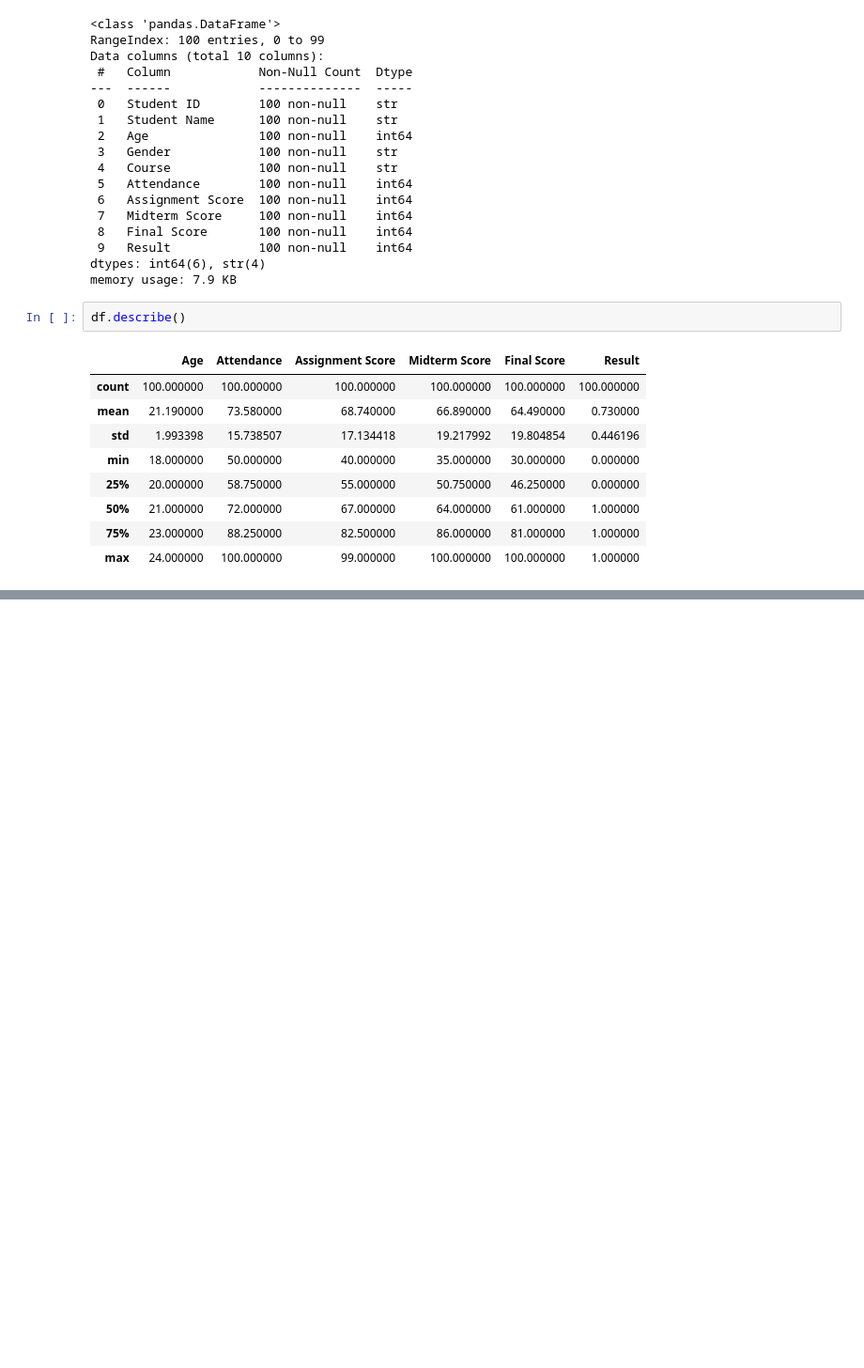
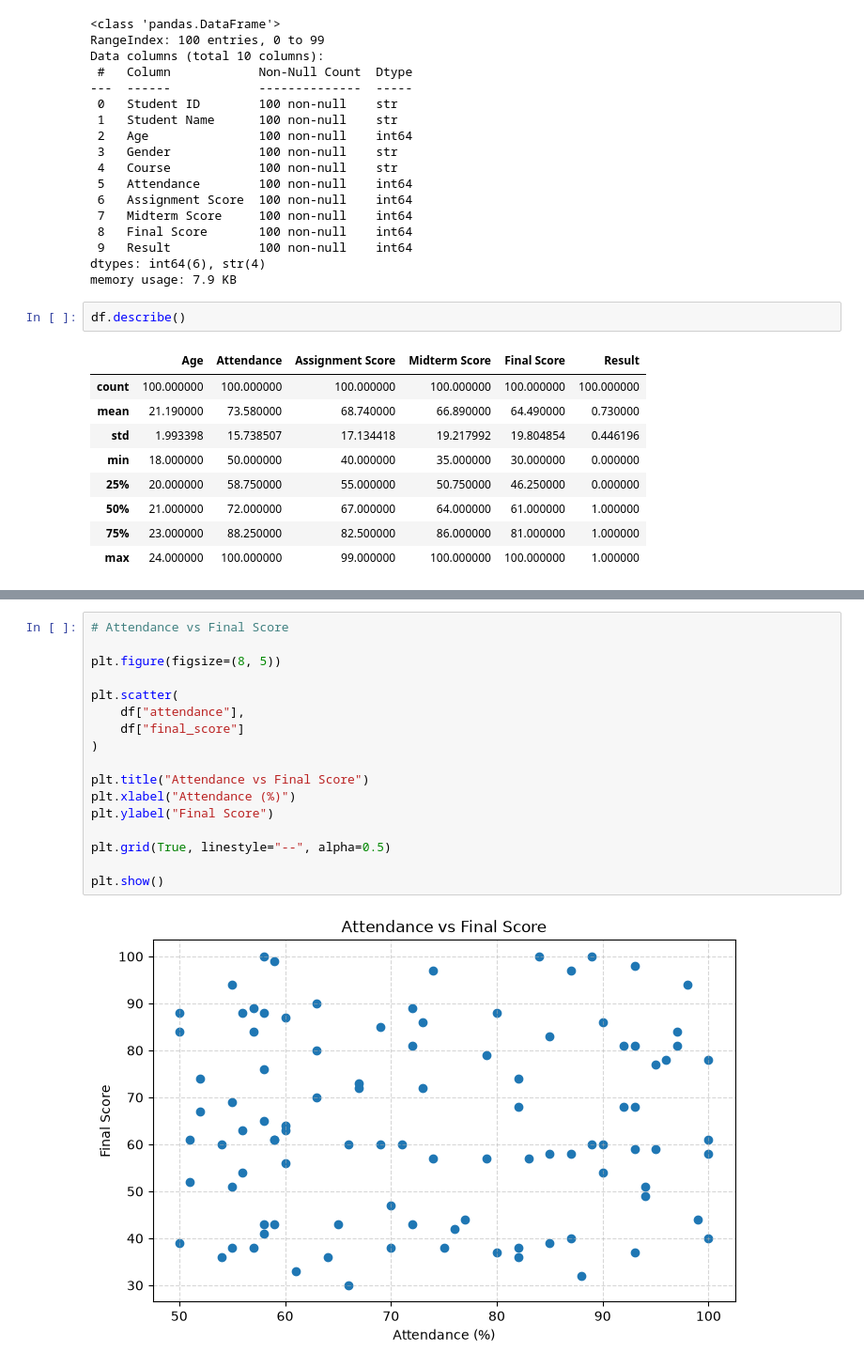
Before and after one commit to junaidramzan-ai-dev/HisabDo-AI-ML-Internship, a Jupyter notebook: Daily_Base_Tasks/day_04_student_performance_prediction/student_perfomance_prediction.ipynb, the cells around one changed output, grey strips where cells are left out. Shown at 94% size. Drawn from its saved outputs; the diff is of its cells as text; blank space fills up the shorter version.

```diff
--- a/Daily_Base_Tasks/day_04_student_performance_prediction/student_perfomance_prediction.ipynb
+++ b/Daily_Base_Tasks/day_04_student_performance_prediction/student_perfomance_prediction.ipynb
@@ -117,0 +365,19 @@ dtype: int64
+# %%
+# Attendance vs Final Score
+
+plt.figure(figsize=(8, 5))
+
+plt.scatter(
+    df["attendance"],
+    df["final_score"]
+)
+
+plt.title("Attendance vs Final Score")
+plt.xlabel("Attendance (%)")
+plt.ylabel("Final Score")
+
+plt.grid(True, linestyle="--", alpha=0.5)
+
+plt.show()
+# %% [output]
+[figure, added]
```
Also changed, not shown: parts of 30 cells of this notebook.
